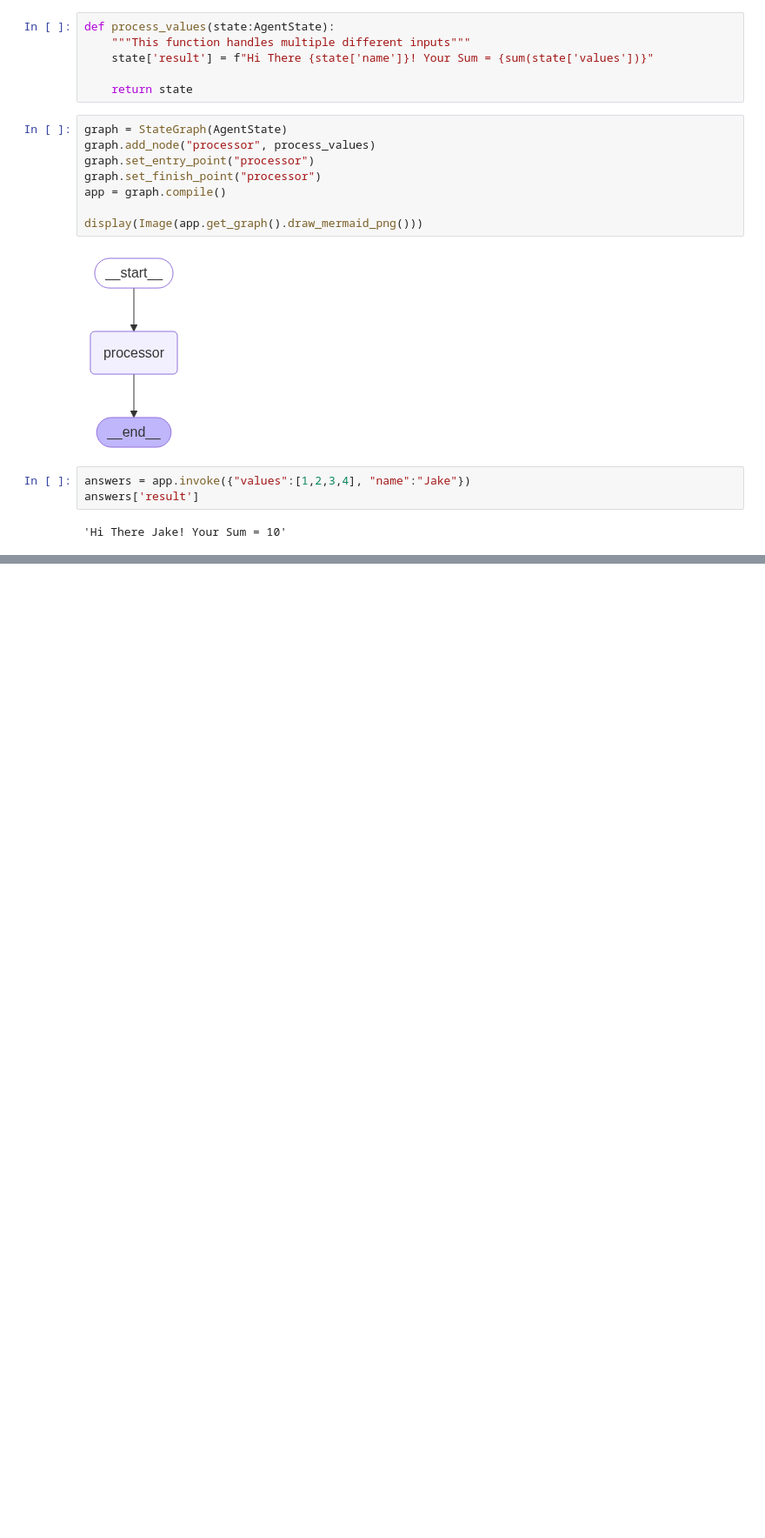
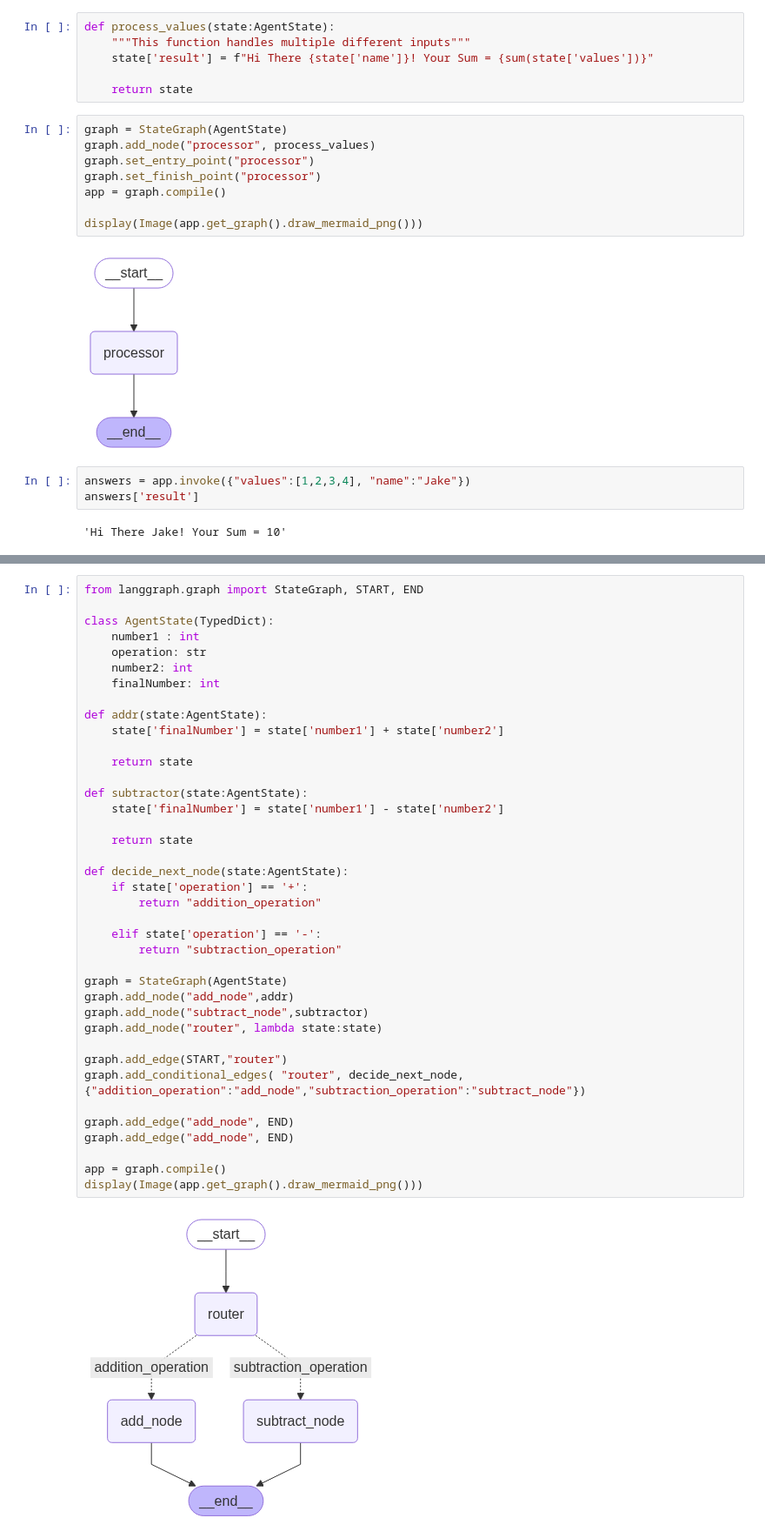
Before and after one commit to yuvarajca/preparation_new, a Jupyter notebook: langgraph.ipynb, the cells around one changed output, grey strips where cells are left out. Shown at 87% size. Cells and saved outputs as stored; diff of their text form; blank space fills up the shorter version.

```diff
--- a/langgraph.ipynb
+++ b/langgraph.ipynb
@@ -78,0 +111,41 @@ answers['result']
+# %%
+from langgraph.graph import StateGraph, START, END
+
+class AgentState(TypedDict):
+    number1 : int
+    operation: str
+    number2: int
+    finalNumber: int
+
+def addr(state:AgentState):
+    state['finalNumber'] = state['number1'] + state['number2']
+
+    return state
+
+def subtractor(state:AgentState):
+    state['finalNumber'] = state['number1'] - state['number2']
+
+    return state
+
+def decide_next_node(state:AgentState):
+    if state['operation'] == '+':
+        return "addition_operation"
+
+    elif state['operation'] == '-':
+        return "subtraction_operation"
+
+graph = StateGraph(AgentState)
+graph.add_node("add_node",addr)
+graph.add_node("subtract_node",subtractor)
+graph.add_node("router", lambda state:state)
+
+graph.add_edge(START,"router")
+graph.add_conditional_edges( "router", decide_next_node, {"addition_operation":"add_node","subtraction_operation":"subtract_node"})
+
+graph.add_edge("add_node", END)
+graph.add_edge("add_node", END)
+
+app = graph.compile()
+display(Image(app.get_graph().draw_mermaid_png()))
+# %% [output]
+[figure, added]
```
Also changed, not shown: parts of 7 cells of this notebook.
